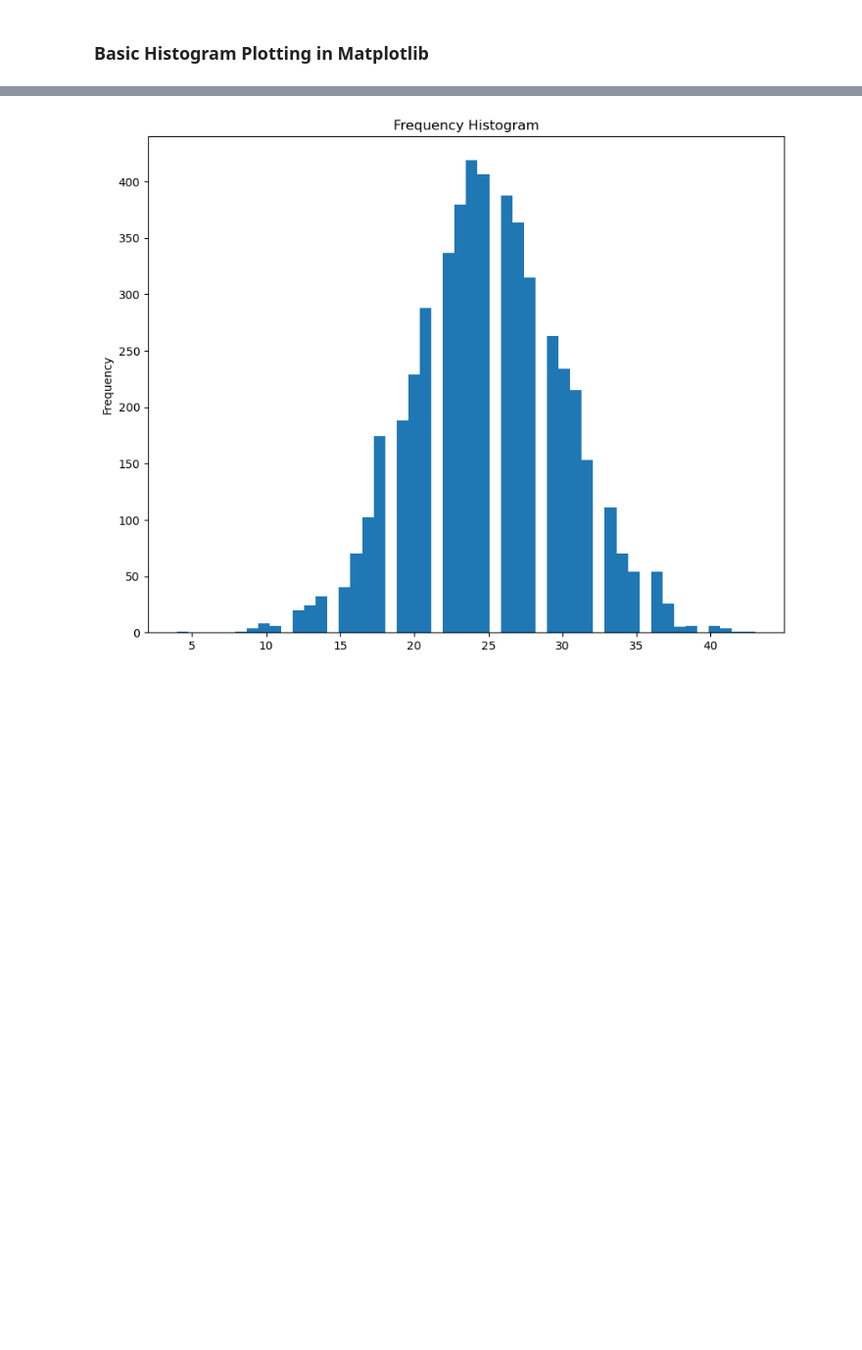
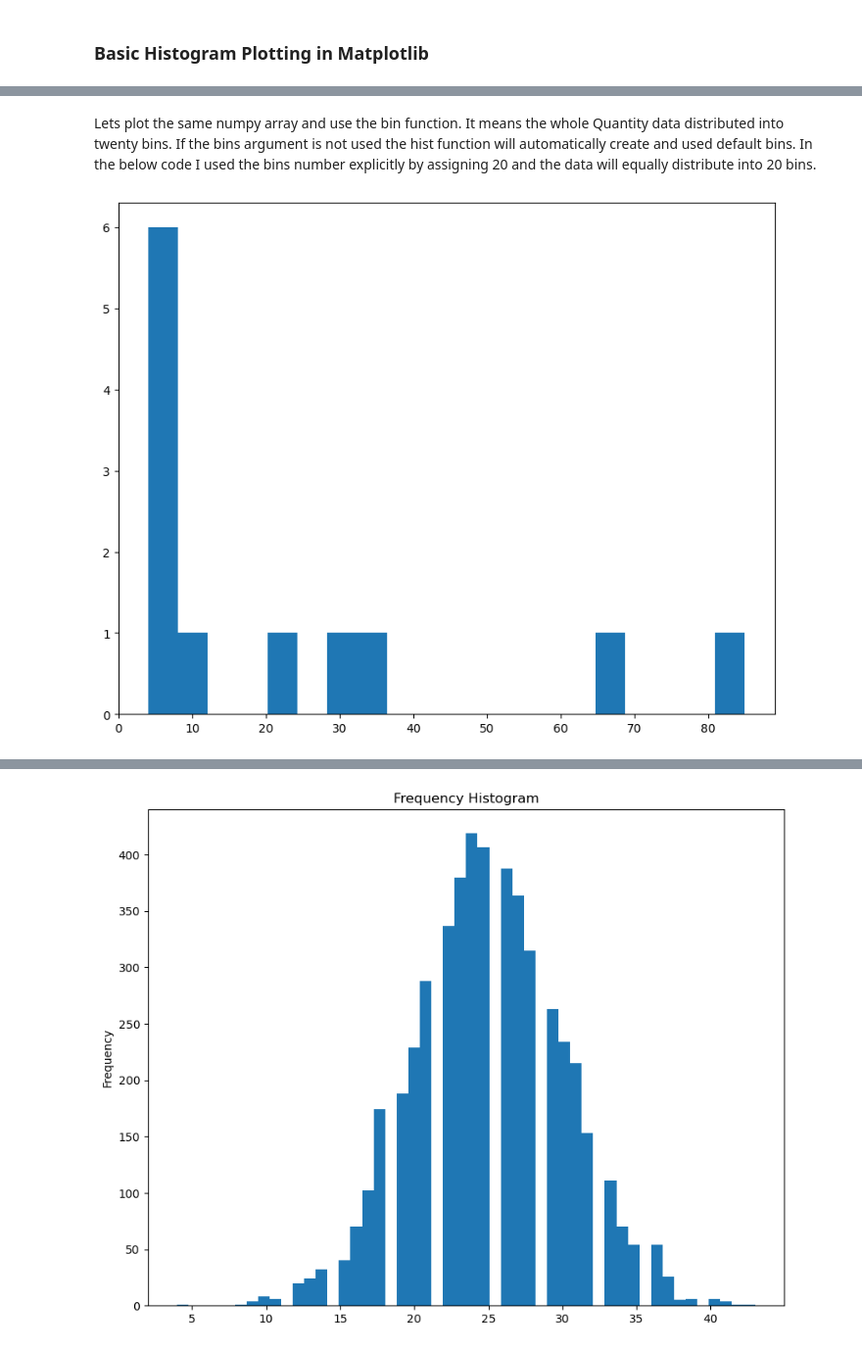
Before and after one commit to katel85/FundamentalsDA, a Jupyter notebook: pyplot.ipynb, the cells around one changed output, grey strips where cells are left out. Shown at 98% size. Saved outputs shown, nothing was run; the diff lists cells and outputs as text; code cells hidden in the pictures; blank space fills up the shorter version.

```diff
--- a/pyplot.ipynb
+++ b/pyplot.ipynb
@@ -528,0 +558,12 @@ There are many ways a histogram can be distributed. Here are a few types of dist
+# %% [markdown]
+Lets plot the same numpy array and use the bin function. It means the whole Quantity data distributed into twenty bins. If the bins argument  is not used the hist function will automatically create and used default bins. In the below code I used the bins number explicitly by assigning 20 and the data will equally distribute into 20 bins.
+# %%
+# Creating dataset
+x = np.array([4,7,9,34,5,67,85,32,4,5,21,7])
+
+#
+plt.hist(x, bins=20)
+
+plt.show()
+# %% [output]
+[figure, added]
```
Also changed, not shown: parts of 21 cells of this notebook.
